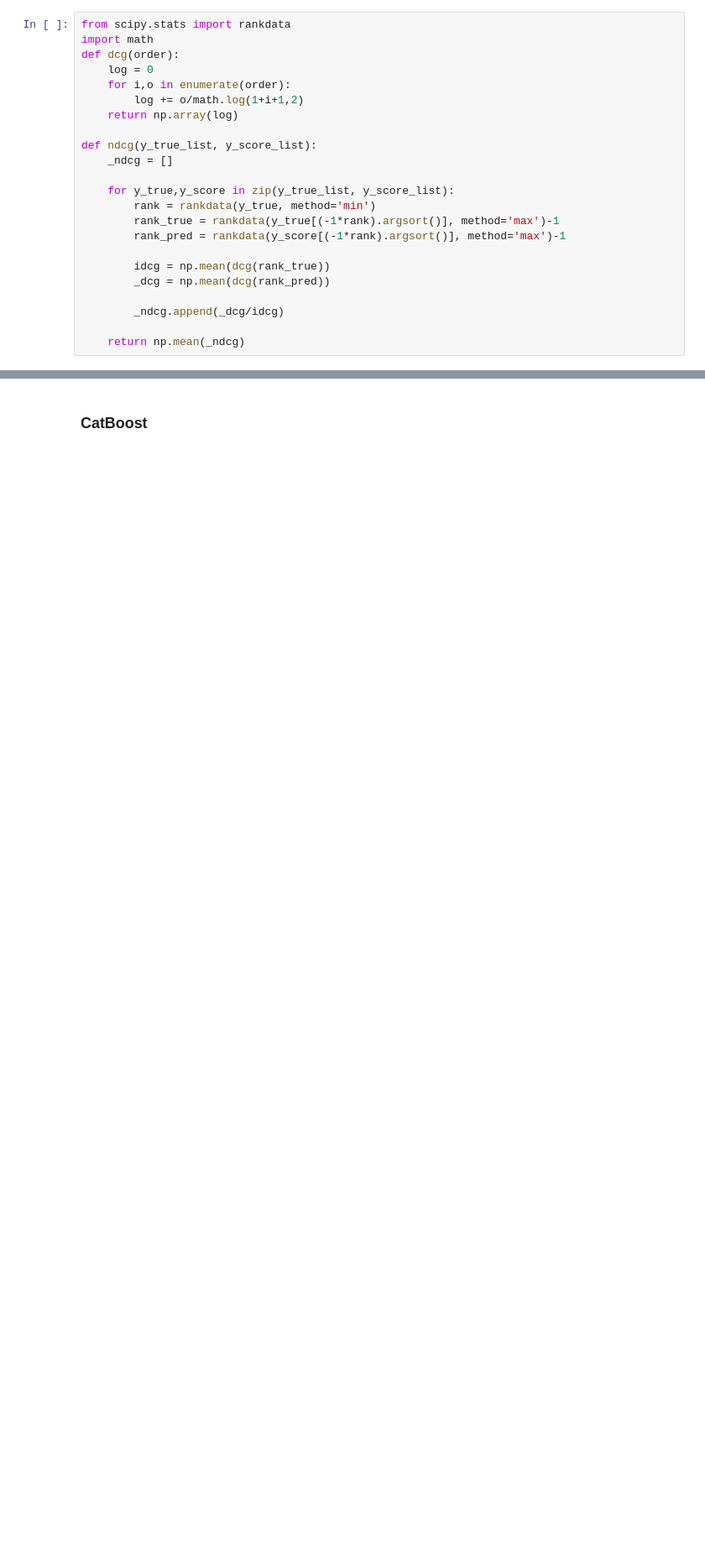
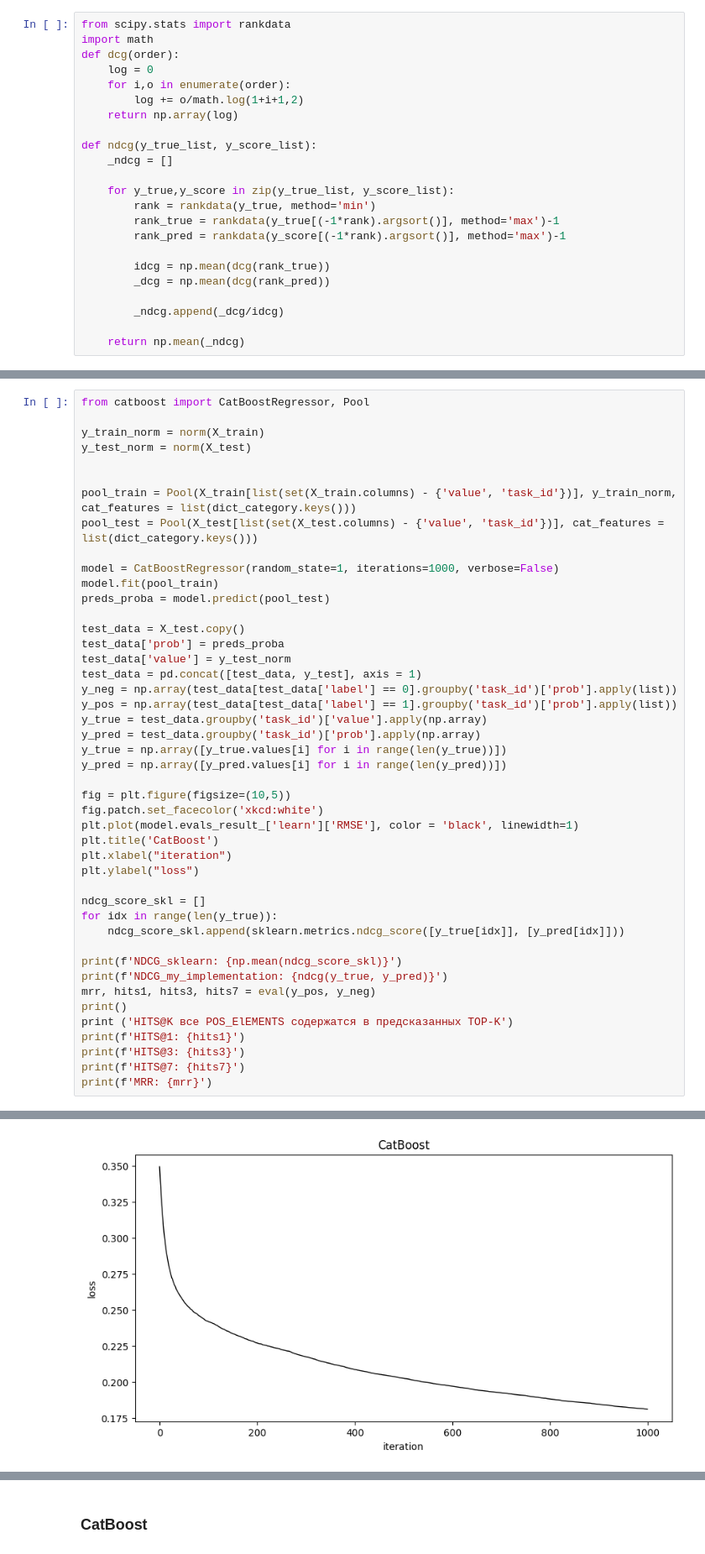
Before and after one commit to ITMO-NSS-team/GAMLET, a Jupyter notebook: notebooks/openml.ipynb, the cells around one changed output, grey strips where cells are left out. Shown: that part at 84% size. Saved outputs shown, nothing was run; the diff lists cells and outputs as text; blank space fills up the shorter version.

```diff
--- a/notebooks/openml.ipynb
+++ b/notebooks/openml.ipynb
@@ -142,0 +354,46 @@ def ndcg(y_true_list, y_score_list):
+# %%
+from catboost import CatBoostRegressor, Pool
+
+y_train_norm = norm(X_train)
+y_test_norm = norm(X_test)
+
+
+pool_train = Pool(X_train[list(set(X_train.columns) - {'value', 'task_id'})], y_train_norm, cat_features = list(dict_category.keys()))
+pool_test = Pool(X_test[list(set(X_test.columns) - {'value', 'task_id'})], cat_features = list(dict_category.keys()))
+
+model = CatBoostRegressor(random_state=1, iterations=1000, verbose=False)
+model.fit(pool_train)
+preds_proba = model.predict(pool_test)
+
+test_data = X_test.copy()
+test_data['prob'] = preds_proba
+test_data['value'] = y_test_norm
+test_data = pd.concat([test_data, y_test], axis = 1)
+y_neg = np.array(test_data[test_data['label'] == 0].groupby('task_id')['prob'].apply(list))
+y_pos = np.array(test_data[test_data['label'] == 1].groupby('task_id')['prob'].apply(list))
+y_true = test_data.groupby('task_id')['value'].apply(np.array)
+y_pred = test_data.groupby('task_id')['prob'].apply(np.array)
+y_true = np.array([y_true.values[i] for i in range(len(y_true))])
+y_pred = np.array([y_pred.values[i] for i in range(len(y_pred))])
+
+fig = plt.figure(figsize=(10,5))
+fig.patch.set_facecolor('xkcd:white')
+plt.plot(model.evals_result_['learn']['RMSE'], color = 'black', linewidth=1)
+plt.title('CatBoost')
+plt.xlabel("iteration")
+plt.ylabel("loss")
+
+ndcg_score_skl = []
+for idx in range(len(y_true)):
+    ndcg_score_skl.append(sklearn.metrics.ndcg_score([y_true[idx]], [y_pred[idx]]))
+
+print(f'NDCG_sklearn: {np.mean(ndcg_score_skl)}')
+print(f'NDCG_my_implementation: {ndcg(y_true, y_pred)}')
+mrr, hits1, hits3, hits7 = eval(y_pos, y_neg)
+print()
+print ('HITS@K все POS_ElEMENTS содержатся в предсказанных TOP-K')
+print(f'HITS@1: {hits1}')
+print(f'HITS@3: {hits3}')
+print(f'HITS@7: {hits7}')
+print(f'MRR: {mrr}')
+# %% [output]
@@ -142,0 +408 @@ def ndcg(y_true_list, y_score_list):
+[figure, added]
```
Also changed, not shown: parts of 35 cells of this notebook, 11 other files.
